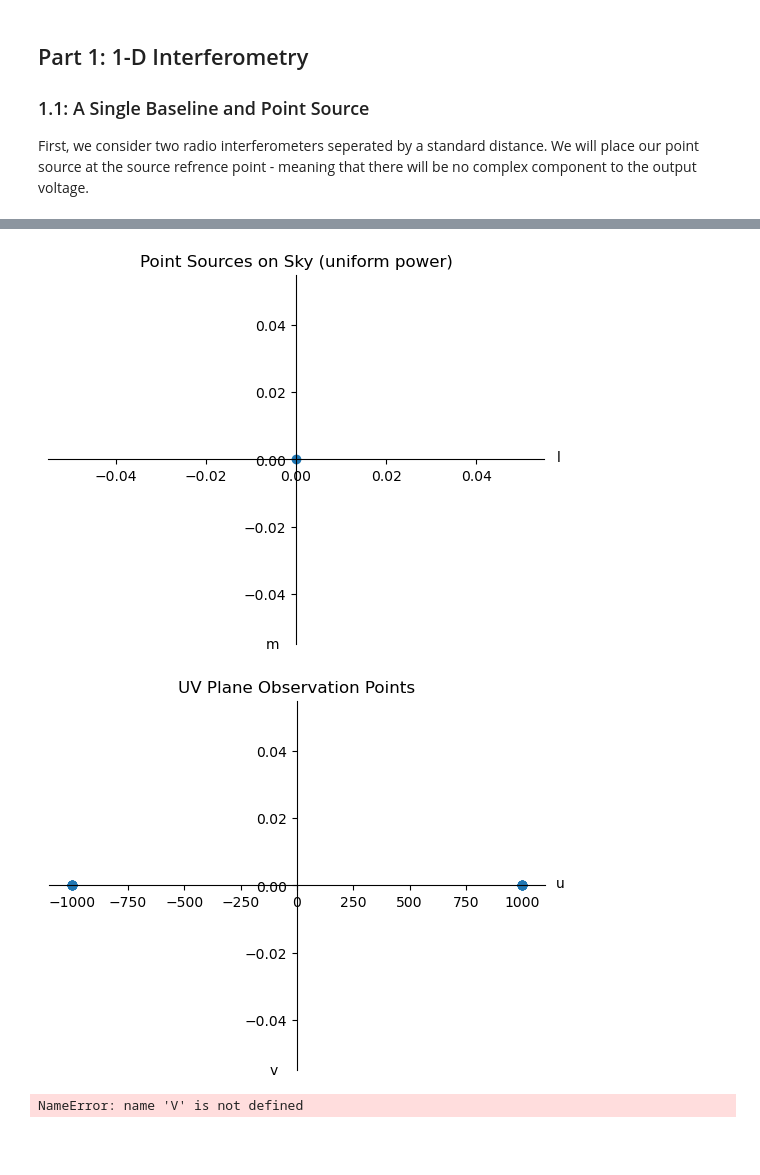
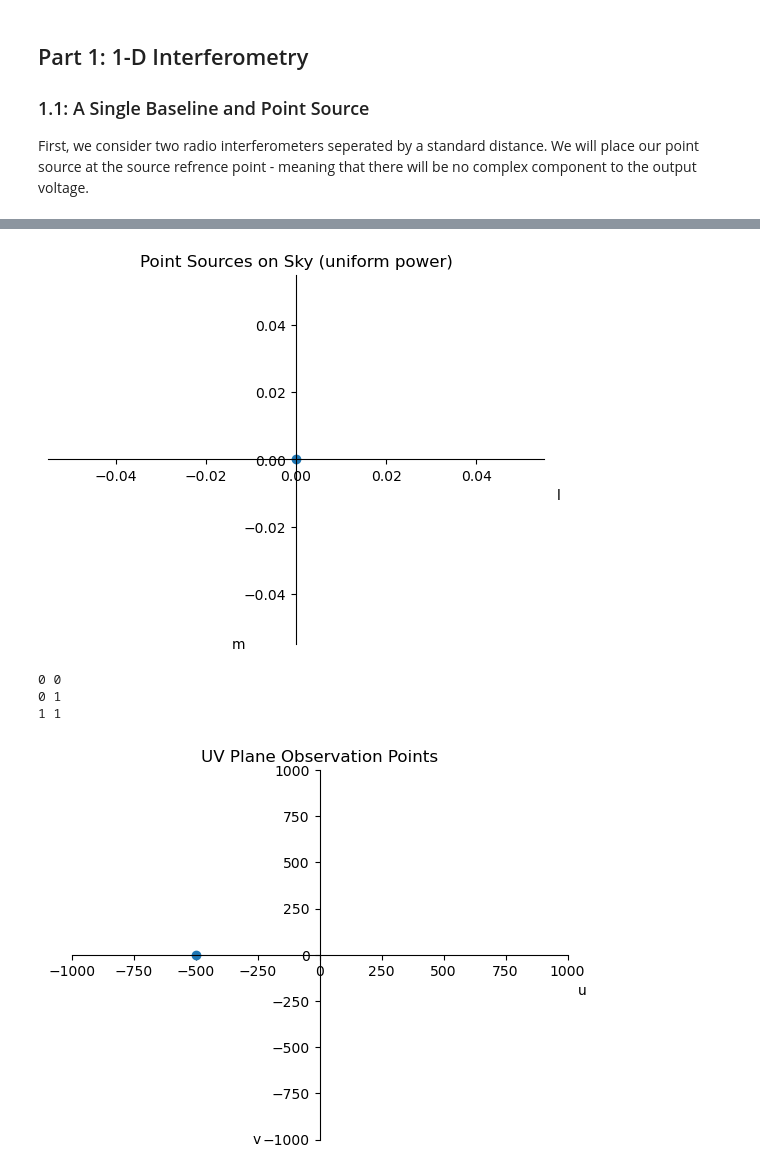
Before and after one commit to oliviax727/phd-programs, a Jupyter notebook: interferometry practice/olivia_interferometry.ipynb, the cells around one changed output, grey strips where cells are left out. Saved outputs shown, nothing was run; the diff lists cells and outputs as text; code cells hidden in the pictures; blank space fills up the shorter version.

```diff
--- a/interferometry practice/olivia_interferometry.ipynb
+++ b/interferometry practice/olivia_interferometry.ipynb
@@ -25,12 +25,12 @@ save_results_to = './interferometry practice'
 # %%
 def cartesian_config(x, y):
     ax = plt.gca()
+    ax.spines['top'].set_visible(False)
+    ax.spines['right'].set_visible(False)
     ax.spines['bottom'].set_position('zero')
     ax.spines['left'].set_position('zero')
-    ax.spines['top'].set_visible(False)
-    ax.spines['right'].set_visible(False)
-    ax.set_xlabel(x, labelpad=-24, x=1.03)
-    ax.set_ylabel(y, labelpad=-21, y=-0.02, rotation=0)
+    ax.set_xlabel(x, x=1.03)
+    ax.set_ylabel(y, y=-0.02, rotation=0)
 # %% [markdown]
 ### 0.3: Our Beamforming Function and Output
 
@@ -100,6 +100,8 @@ Vp = default_beam[90][90]
 
 First, we consider two radio interferometers seperated by a standard distance. We will place our point source at the source refrence point - meaning that there will be no complex component to the output voltage.
 # %%
+Range = [1000, 1000]
+
 # Define the wavelength that we are attempting to analyse
 f = 150*10**6
 lamda = 3*10**8/f
@@ -107,6 +109,7 @@ lamda = 3*10**8/f
 # Our baseline will appear as two points on the UV plane, let's seperate the two antennas apart by 1 km
 xs = np.array([0, 1000])
 ys = np.array([0, 0])
+n = len(xs)
 
 plt.plot(xs, ys, 'o')
 plt.xlabel('x (m)')
@@ -118,54 +121,72 @@ plt.show()
 S = [10]
 
 # These voltages are at the source refrence point so we assume a central position in the (l, m) plane
 L = [0]
 M = [0]
+
 # In the full calculations V0 is equal to beamform(l, m) for each point source (l, m)
-V0 = [Vp]
+V = [Vp, Vp]
 
 plt.plot(L, M, 'o')
 cartesian_config('l', 'm')
 plt.title("Point Sources on Sky (uniform power)")
 plt.show()
 
 # We can then create the array of baseline vectors corresponding to UV plane points and their strengths
 u = []
 v = []
 
-# We can use the same loop to efficiently evaluate the
-V = []
+# We can use the same loop to efficiently evaluate the received power at each point
+w = []
 
-for x1 in xs:
-    for y1 in ys:
-        for x2 in xs:
-            for y2 in ys:
-                # We ignore baselines that are zero (i.e. same detector)
-                if (x1 == x2) and (y1 == y2):
-                    continue
+for n1 in range(n):
+    # To avoid double-covers we need to dynamically define the n2 selections
+    for n2 in range(n1, n):
+        x1 = xs[n1]
+        y1 = ys[n1]
+        x2 = xs[n2]
+        y2 = ys[n2]
 
-                # Add the forward direction baseline to list of UV plane points
-                u.append((x1-x2)/lamda)
-                v.append((y1-y2)/lamda)
+        # We ignore baselines that are zero (i.e. same detector)
+        if (x1 == x2) and (y1 == y2):
+            continue
 
-                # Add the backwards direction baseline to list of UV plane points
-                u.append((x2-x1)/lamda)
-                v.append((y2-y1)/lamda)
+        # Calculate baseline vectors
+        uj =(x1-x2)/lamda
+        vj = (y1-y2)/lamda
 
-                # NB: What counts as 'forwards' and 'backwards' here is irrelevant. What matters is that we are adding two mirrored vectors to the array
+        # Add the forward direction baseline to list of UV plane points
+        u.append(uj)
+        v.append(vj)
+
+        # NB: We ignore backwards-direction baselines
+        # Add the backwards direction baseline to list of UV plane points
+        #u.append(-uj)
+        #v.append(-vj)
+
+        # NB: What counts as 'forwards' and 'backwards' here is irrelevant. What matters is that we are adding two mirrored vectors to the array
+
+        # We can finally calculate the received response per baseline Vn Vm*
+        Vtot = 0
+        for i in range(len(S)):
+            Vtot = Vtot + V[n1] * np.conj(V[n2]) * S[i] * np.exp(-2*np.pi*1j*(L[i]*uj+M[i]*vj))
+        w.append(Vtot)
+
 
 u = np.array(u)
 v = np.array(v)
+w = np.array(w)
 
 plt.plot(u, v, 'o')
 plt.title("UV Plane Observation Points")
 cartesian_config('u', 'v')
+plt.xlim((-Range[0], Range[0]))
+plt.ylim((-Range[1], Range[1]))
 plt.show()
-
-# Create our cross-correlation matrix
-R = np.tensordot(V, V.conj().T, axes=0)
-print(R)
 # %% [output]
 [figure]
-[figure, old version]
+[figure, new version]
+0 0
+0 1
+1 1
-[figure, old version]
+[figure, new version]
-NameError: name 'V' is not defined
```
Also changed, not shown: parts of 4 cells of this notebook.
